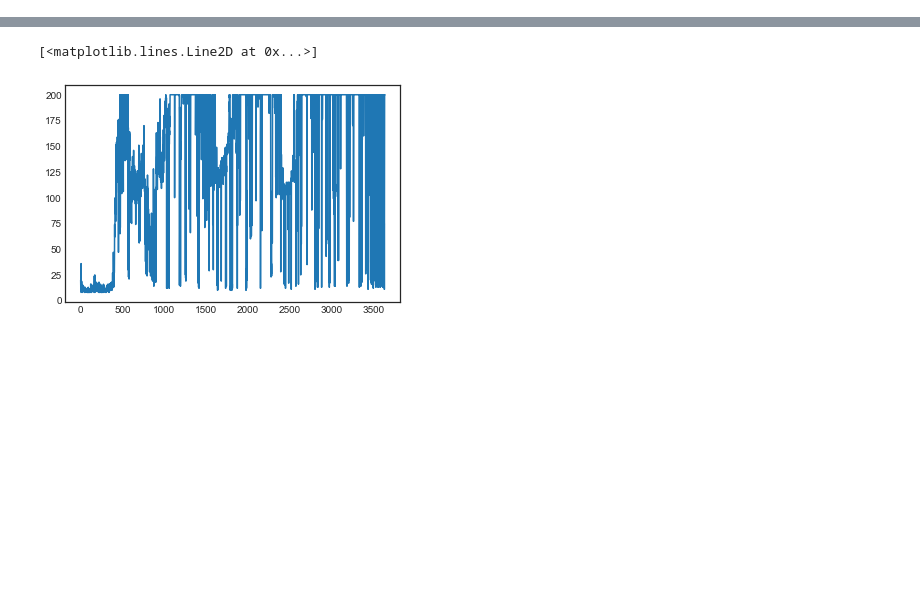
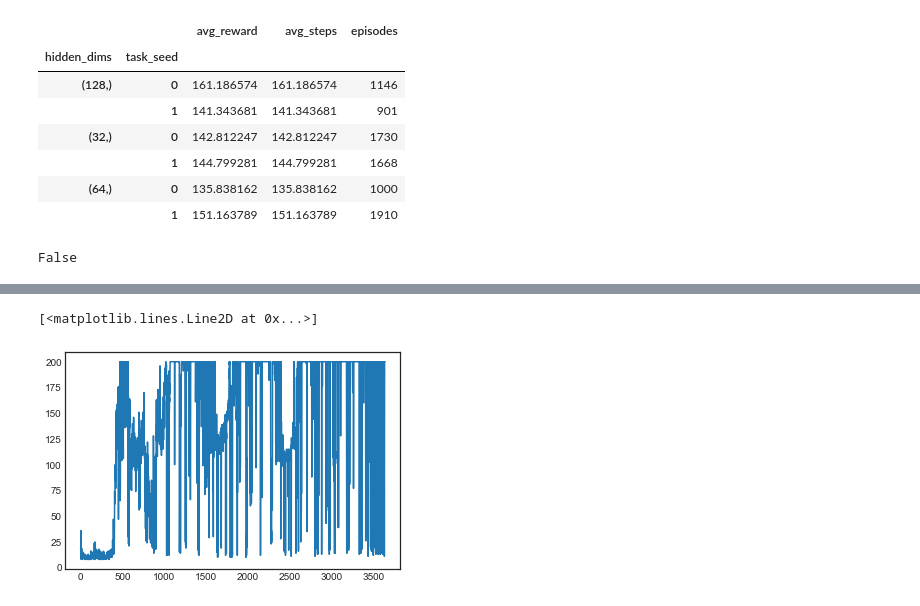
Before and after one commit to johndpope/DRL-codebase, a Jupyter notebook: data/stats_plotter.ipynb, the cells around one changed output, grey strips where cells are left out. Drawn from its saved outputs; the diff is of its cells as text; code cells hidden in the pictures; blank space fills up the shorter version.

```diff
--- a/data/stats_plotter.ipynb
+++ b/data/stats_plotter.ipynb
@@ -10,5 +14,8 @@ sns.set_style("white")
 # display plots in this notebook
 %matplotlib inline
 # %%
-with open('data/DQNAgent-baseline-online-stats-CartPole-v0.pkl', 'rb') as f:
-    stats = pickle.load(f)
+summary_dict = {}
+with open('data/exp1/exp1_summary.pkl', 'rb') as f:
+    summary_dict = pickle.load(f)
+
+config = summary_dict['config']
@@ -14,0 +33,46 @@ with open('data/DQNAgent-baseline-online-stats-CartPole-v0.pkl', 'rb') as f:
+# %%
+out_dir = config['out_dir']
+# %%
+space = summary_dict['space']
+num_seeds = summary_dict['num_seeds']
+# %%
+stats_df_list = []
+name_list = [x[0] for x in space.items()]
+vals_list = [x[1] for x in space.items()]
+for val_list in itertools.product(*vals_list):
+    pattern = ''
+    for name, val in zip(name_list, val_list):
+        name = re.sub(r'\(', '\(', '{}'.format(name))
+        name = re.sub(r'\)', '\)', '{}'.format(name))
+        val = re.sub(r'\(', '\(', '{}'.format(val))
+        val = re.sub(r'\)', '\)', '{}'.format(val))
+        pattern += '-{}={}'.format(name, val)
+    for task_seed in range(num_seeds):
+        fname = filter(lambda s: re.search(r'{}-task_seed={}-all-stats'.format(pattern, task_seed), s), os.listdir(out_dir))[0]
+        with open(os.path.join(out_dir, fname), 'rb') as f:
+            stats = pickle.load(f)
+            temp_df = pd.DataFrame(stats)
+            temp_df['task_seed'] = task_seed
+            temp_df['episode'] = range(temp_df.shape[0])
+            for name, val in zip(name_list, val_list):
+                temp_df['{}'.format(name)] = '{}'.format(val)
+            stats_df_list.append(temp_df)
+stats_df = pd.concat(stats_df_list, axis=0)
+# %%
+pd.concat([stats_df.groupby(name_list + ['task_seed'])['reward'].mean(),
+                stats_df.groupby(name_list + ['task_seed'])['steps_done'].mean(),
+                stats_df.groupby(name_list + ['task_seed'])['episode'].max()], axis=1)\
+    .rename(columns={'reward': 'avg_reward', 'steps_done': 'avg_steps', 'episode': 'episodes'})
+# %% [output]
+|  |  | avg_reward | avg_steps | episodes |
+| hidden_dims | task_seed |  |  |  |
+| (128,) | 0 | 161.186574 | 161.186574 | 1146 |
+|  | 1 | 141.343681 | 141.343681 | 901 |
+| (32,) | 0 | 142.812247 | 142.812247 | 1730 |
+|  | 1 | 144.799281 | 144.799281 | 1668 |
+| (64,) | 0 | 135.838162 | 135.838162 | 1000 |
+|  | 1 | 151.163789 | 151.163789 | 1910 |
+# %%
+'{}-task_seed={}-all-stats'.format(pattern, task_seed) == '-hidden_dims=(32,)-double_q=False-task_seed=0-all_stats'
+# %% [output]
+False
```
Also changed, not shown: parts of 11 cells of this notebook, 13 other files.
